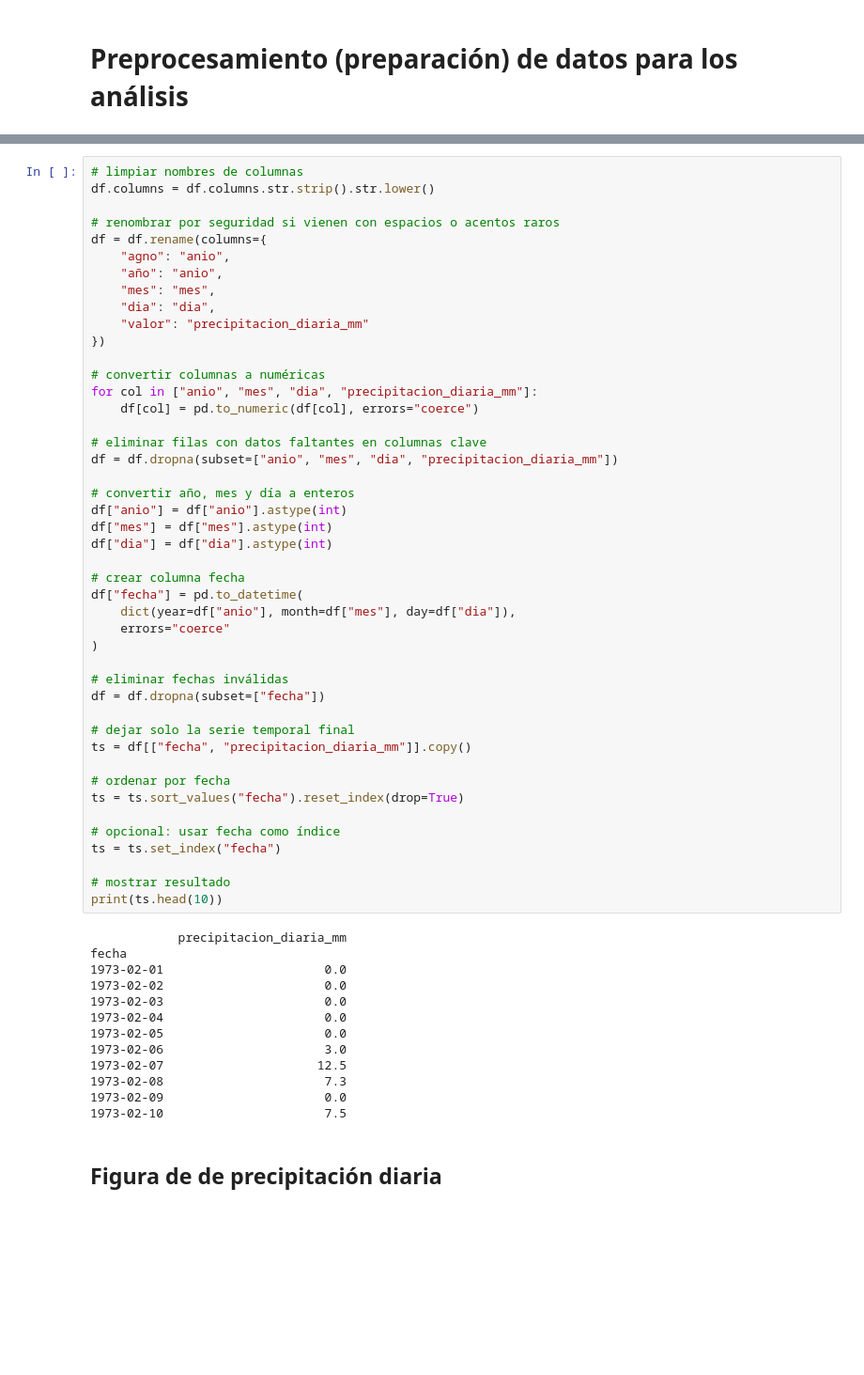
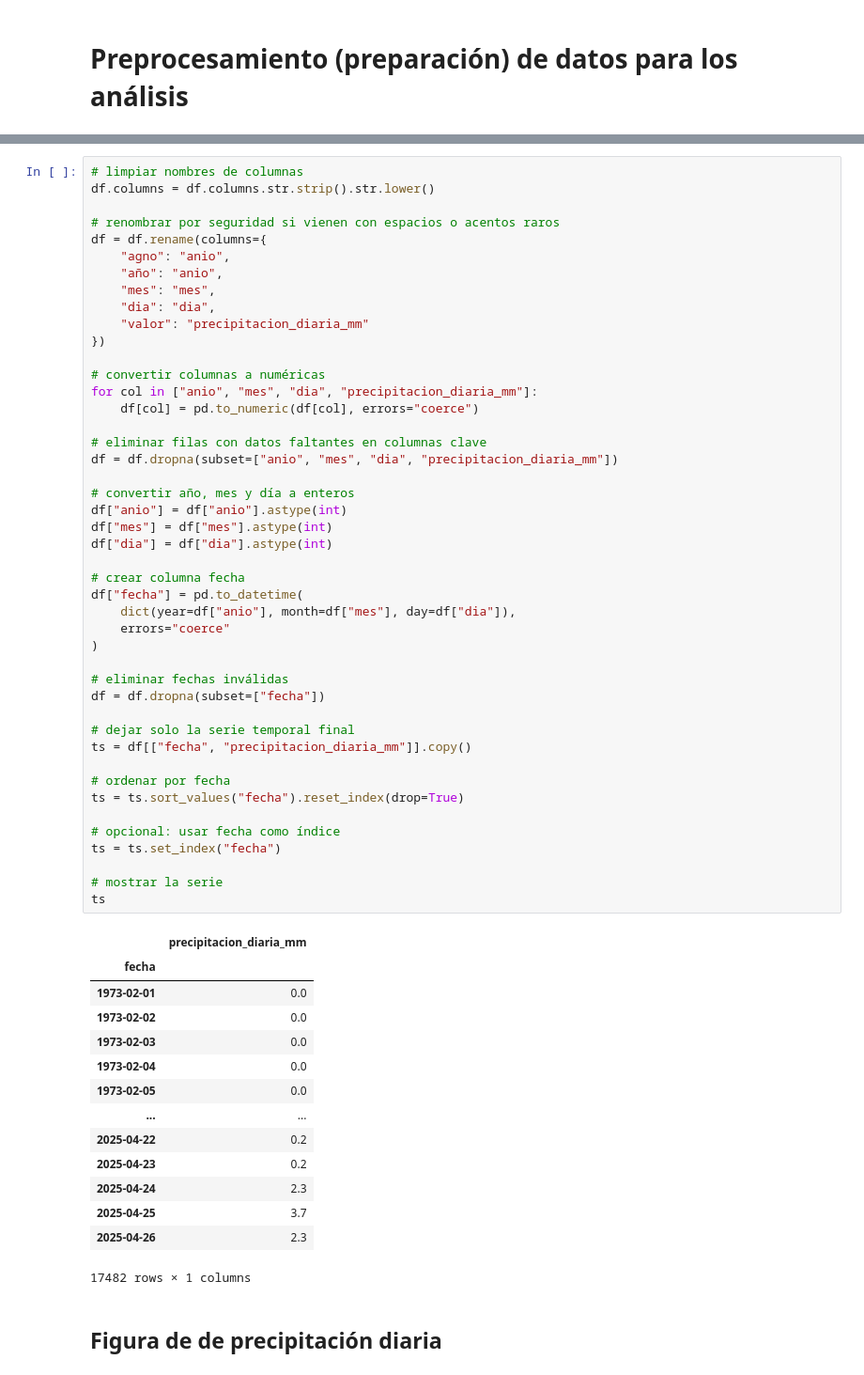
Before and after one commit to matiasalz/RIO-ITATA, a Jupyter notebook: 02_Probabilidad_estadística.ipynb, the cells around one changed output, grey strips where cells are left out. Shown at 94% size. Drawn from its saved outputs; the diff is of its cells as text; blank space fills up the shorter version.

```diff
--- a/02_Probabilidad_estadística.ipynb
+++ b/02_Probabilidad_estadística.ipynb
@@ -112,46 +114,48 @@ df = df.rename(columns={
 for col in ["anio", "mes", "dia", "precipitacion_diaria_mm"]:
     df[col] = pd.to_numeric(df[col], errors="coerce")
 
 # eliminar filas con datos faltantes en columnas clave
 df = df.dropna(subset=["anio", "mes", "dia", "precipitacion_diaria_mm"])
 
 # convertir año, mes y día a enteros
 df["anio"] = df["anio"].astype(int)
 df["mes"] = df["mes"].astype(int)
 df["dia"] = df["dia"].astype(int)
 
 # crear columna fecha
 df["fecha"] = pd.to_datetime(
     dict(year=df["anio"], month=df["mes"], day=df["dia"]),
     errors="coerce"
 )
 
 # eliminar fechas inválidas
 df = df.dropna(subset=["fecha"])
 
 # dejar solo la serie temporal final
 ts = df[["fecha", "precipitacion_diaria_mm"]].copy()
 
 # ordenar por fecha
 ts = ts.sort_values("fecha").reset_index(drop=True)
 
 # opcional: usar fecha como índice
 ts = ts.set_index("fecha")
 
-# mostrar resultado
-print(ts.head(10))
+# mostrar la serie
+ts
 # %% [output]
+|  | precipitacion_diaria_mm |
+| fecha |  |
+| 1973-02-01 | 0.0 |
+| 1973-02-02 | 0.0 |
+| 1973-02-03 | 0.0 |
+| 1973-02-04 | 0.0 |
+| 1973-02-05 | 0.0 |
+| ... | ... |
+| 2025-04-22 | 0.2 |
+| 2025-04-23 | 0.2 |
+| 2025-04-24 | 2.3 |
+| 2025-04-25 | 3.7 |
+| 2025-04-26 | 2.3 |
-            precipitacion_diaria_mm
-fecha
-1973-02-01                      0.0
-1973-02-02                      0.0
-1973-02-03                      0.0
-1973-02-04                      0.0
-1973-02-05                      0.0
-1973-02-06                      3.0
-1973-02-07                     12.5
-1973-02-08                      7.3
-1973-02-09                      0.0
-1973-02-10                      7.5
+17482 rows × 1 columns
 # %% [markdown]
 ## Figura de de precipitación diaria
```
Also changed, not shown: parts of 48 cells of this notebook.
